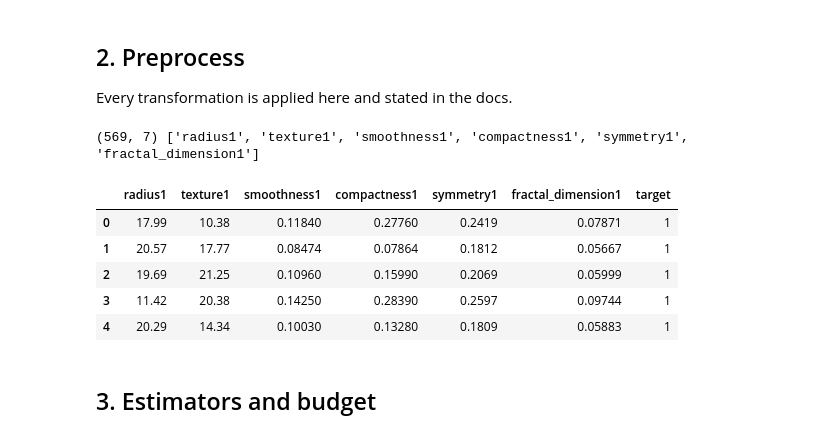
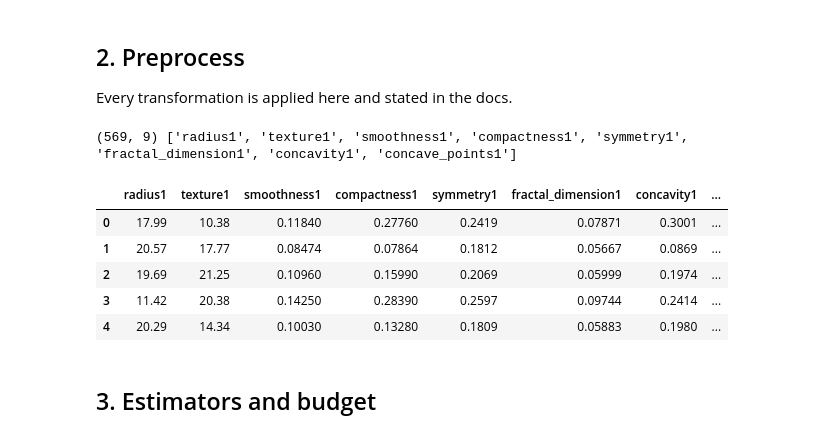
Before and after one commit to intermodelvigorish/IMV_ML, a Jupyter notebook: src/empirical/shap_imv/shap_imv_breast_cancer.ipynb, the cells around one changed output. Cells and saved outputs as stored; diff of their text form; code cells hidden in the pictures.

```diff
--- a/src/empirical/shap_imv/shap_imv_breast_cancer.ipynb
+++ b/src/empirical/shap_imv/shap_imv_breast_cancer.ipynb
@@ -120,24 +120,25 @@ frame.head()
 
 Every transformation is applied here and stated in the docs.
 # %%
-# The 30 columns are three statistics over ten geometric measurements. We keep the
-# six "mean" columns that are least collinear, since exact enumeration is 2**n.
+# The 30 columns are three statistics over ten geometric measurements. We keep
+# eight "mean" columns and leave out perimeter1 and area1, which are near
+# deterministic in radius1; exact enumeration is 2**n, so width is not free.
 FEATURES = ["radius1", "texture1", "smoothness1", "compactness1",
-            "symmetry1", "fractal_dimension1"]
+            "symmetry1", "fractal_dimension1", "concavity1", "concave_points1"]
 missing = [c for c in FEATURES if c not in frame.columns]
 if missing:                      # column naming varies between UCI mirrors
-    FEATURES = [c for c in frame.columns if c != "target"][:6]
+    FEATURES = [c for c in frame.columns if c != "target"][:8]
 data = frame[FEATURES + ["target"]].apply(pd.to_numeric, errors="coerce").dropna()
 print(data.shape, FEATURES)
 data.head()
 # %% [output]
-(569, 7) ['radius1', 'texture1', 'smoothness1', 'compactness1', 'symmetry1', 'fractal_dimension1']
+(569, 9) ['radius1', 'texture1', 'smoothness1', 'compactness1', 'symmetry1', 'fractal_dimension1', 'concavity1', 'concave_points1']
-|  | radius1 | texture1 | smoothness1 | compactness1 | symmetry1 | fractal_dimension1 | target |
-| 0 | 17.99 | 10.38 | 0.11840 | 0.27760 | 0.2419 | 0.07871 | 1 |
-| 1 | 20.57 | 17.77 | 0.08474 | 0.07864 | 0.1812 | 0.05667 | 1 |
-| 2 | 19.69 | 21.25 | 0.10960 | 0.15990 | 0.2069 | 0.05999 | 1 |
-| 3 | 11.42 | 20.38 | 0.14250 | 0.28390 | 0.2597 | 0.09744 | 1 |
-| 4 | 20.29 | 14.34 | 0.10030 | 0.13280 | 0.1809 | 0.05883 | 1 |
+|  | radius1 | texture1 | smoothness1 | compactness1 | symmetry1 | fractal_dimension1 | concavity1 | ... |
+| 0 | 17.99 | 10.38 | 0.11840 | 0.27760 | 0.2419 | 0.07871 | 0.3001 | ... |
+| 1 | 20.57 | 17.77 | 0.08474 | 0.07864 | 0.1812 | 0.05667 | 0.0869 | ... |
+| 2 | 19.69 | 21.25 | 0.10960 | 0.15990 | 0.2069 | 0.05999 | 0.1974 | ... |
+| 3 | 11.42 | 20.38 | 0.14250 | 0.28390 | 0.2597 | 0.09744 | 0.2414 | ... |
+| 4 | 20.29 | 14.34 | 0.10030 | 0.13280 | 0.1809 | 0.05883 | 0.1980 | ... |
 # %% [markdown]
 ## 3. Estimators and budget
 # %%
```
Also changed, not shown: parts of 7 cells of this notebook, 25 other files.
